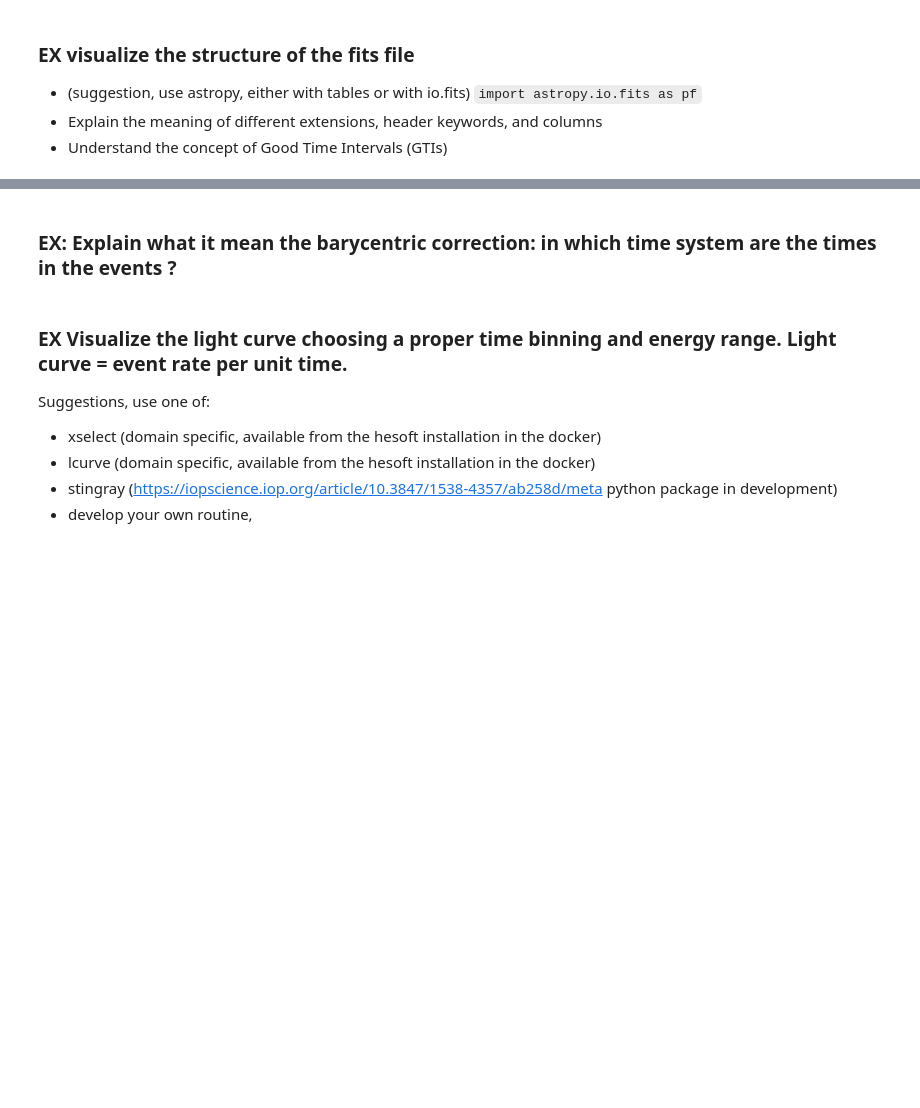
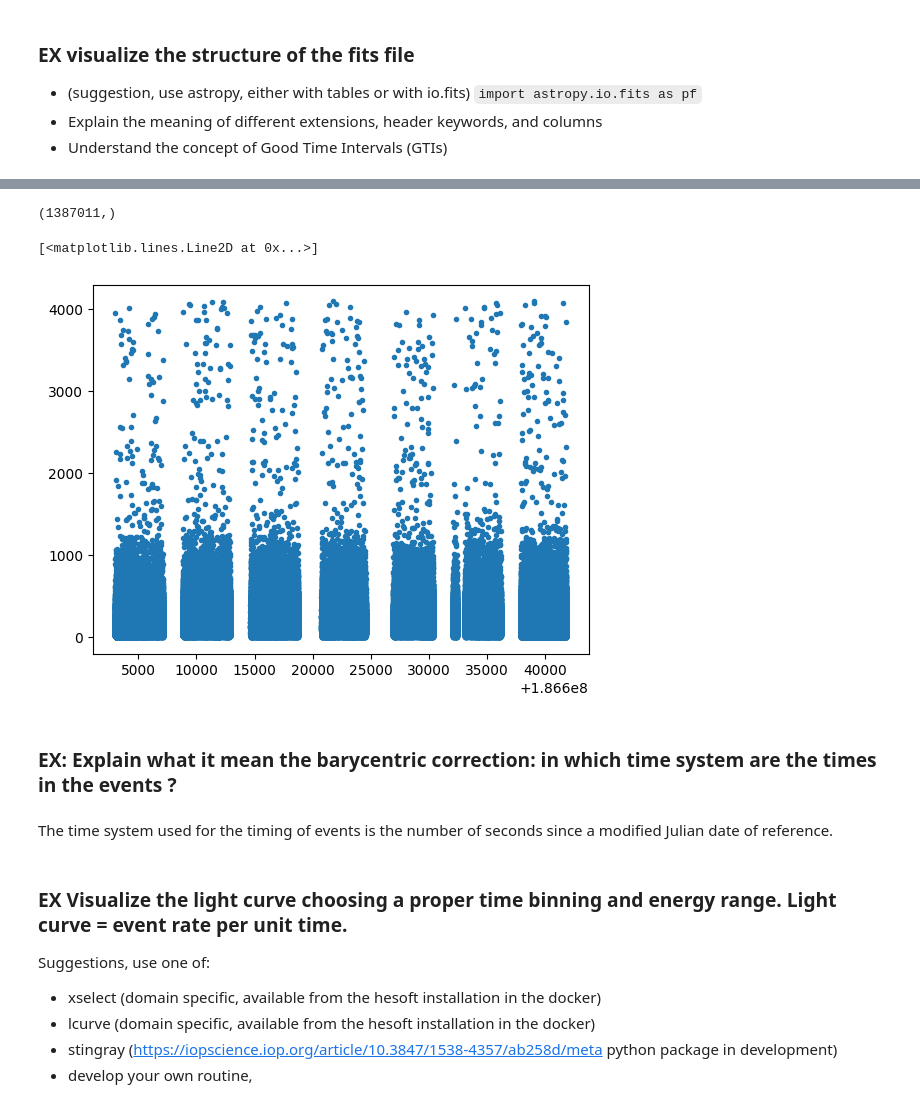
Before and after one commit to SamMerc/APLI, a Jupyter notebook: notebooks/Day1.ipynb, the cells around one changed output, grey strips where cells are left out. Drawn from its saved outputs; the diff is of its cells as text; code cells hidden in the pictures; blank space fills up the shorter version.

```diff
--- a/notebooks/Day1.ipynb
+++ b/notebooks/Day1.ipynb
@@ -56,0 +81,7 @@ CenX-3_nustar_event 100%[===================>] 193.11M  11.1MB/s    in 18s
+# %%
+# opening fits file
+
+file1 = pf.open('sourceA.evt')
+file1.info()
+Event_file=file1[1]
+GTI_file=file1[2]
@@ -57,5 +187,16 @@ CenX-3_nustar_event 100%[===================>] 193.11M  11.1MB/s    in 18s
+# %%
+Event_file.data.shape
+# %% [output]
+(1387011,)
+# %%
+plt.plot(Event_file.data['TIME'], Event_file.data['PI'], '.')
+# %% [output]
+[<matplotlib.lines.Line2D at 0x...>]
+[figure, added]
 # %% [markdown]
 ### EX: Explain what it mean the barycentric correction: in which time system are the times in the events ?
+# %% [markdown]
+The time system used for the timing of events is the number of seconds since a modified Julian date of reference.
 # %% [markdown]
 ### EX Visualize the light curve choosing a proper time binning and energy range. Light curve = event rate per unit time.
 Suggestions, use one of:
```
Also changed, not shown: parts of 14 cells of this notebook.
